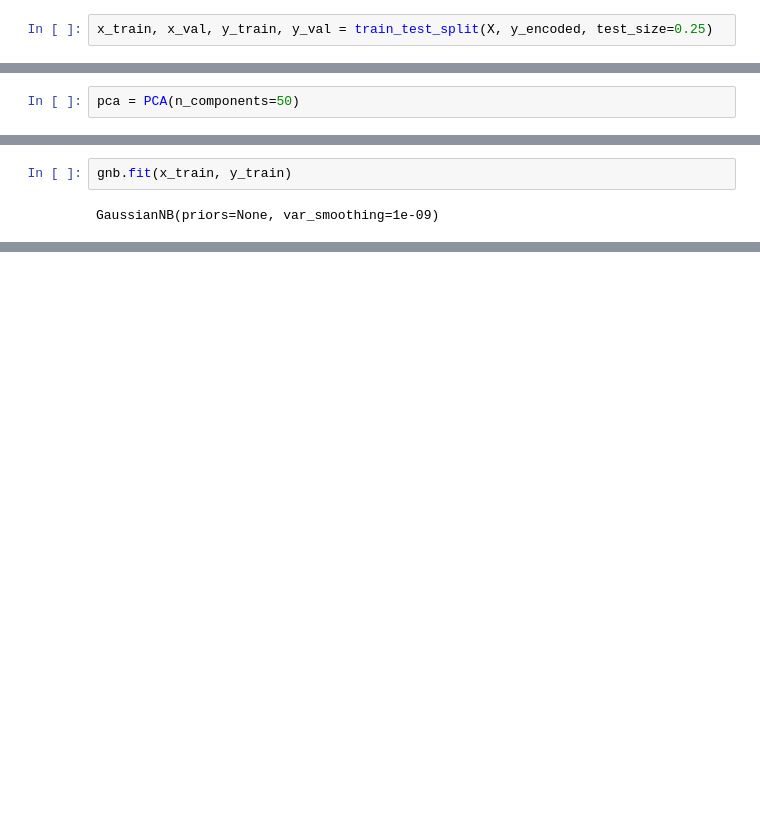
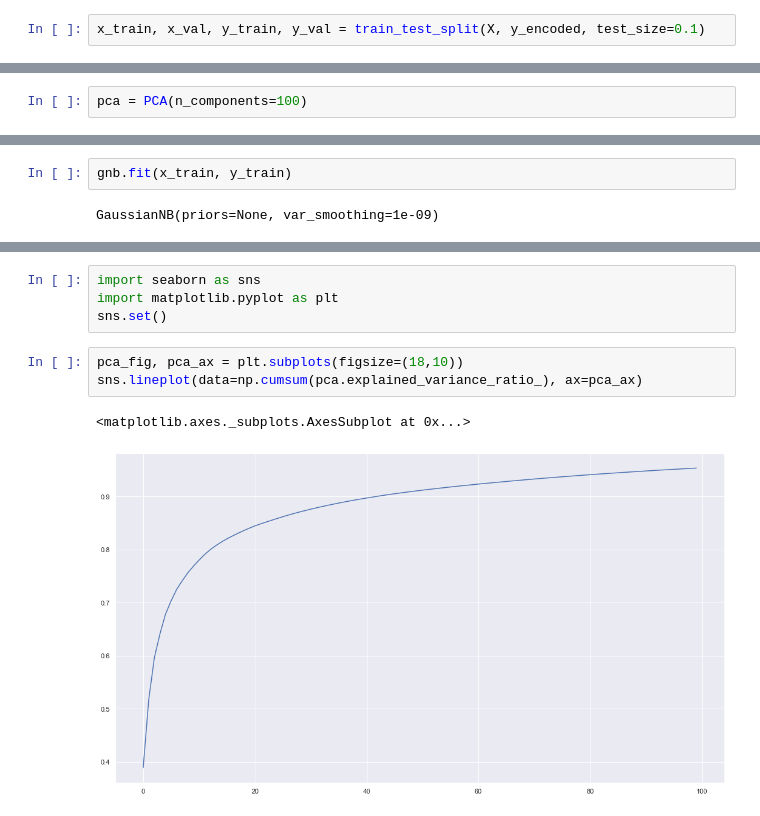
Before and after one commit to bbjornstad-flatiron/flatiron-mod5-project, a Jupyter notebook: test_classification.ipynb, the cells around one changed output, grey strips where cells are left out. Saved outputs shown, nothing was run; the diff lists cells and outputs as text; blank space fills up the shorter version.

```diff
--- a/test_classification.ipynb
+++ b/test_classification.ipynb
@@ -131,5 +163,5 @@ array([7, 7, 7, 7, 7, 7, 7, 7, 7, 7, 7, 7, 7, 7, 7, 7, 7, 7, 7, 7, 7, 7,
 # %%
-x_train, x_val, y_train, y_val = train_test_split(X, y_encoded, test_size=0.25)
+x_train, x_val, y_train, y_val = train_test_split(X, y_encoded, test_size=0.1)
 # %%
 x_train_std = ss.fit_transform(x_train)
 x_val_std = ss.transform(x_val)
@@ -140,5 +172,5 @@ x_train_std.shape
 # %%
-pca = PCA(n_components=50)
+pca = PCA(n_components=100)
 # %%
 x_train_pca = pca.fit_transform(x_train_std)
 x_val_pca = pca.transform(x_val_std)
@@ -180,0 +403,10 @@ gnb.score(x_train, y_train)
+# %%
+import seaborn as sns
+import matplotlib.pyplot as plt
+sns.set()
+# %%
+pca_fig, pca_ax = plt.subplots(figsize=(18,10))
+sns.lineplot(data=np.cumsum(pca.explained_variance_ratio_), ax=pca_ax)
+# %% [output]
+<matplotlib.axes._subplots.AxesSubplot at 0x...>
+[figure, added]
```
Also changed, not shown: parts of 40 cells of this notebook, 1 other file.
